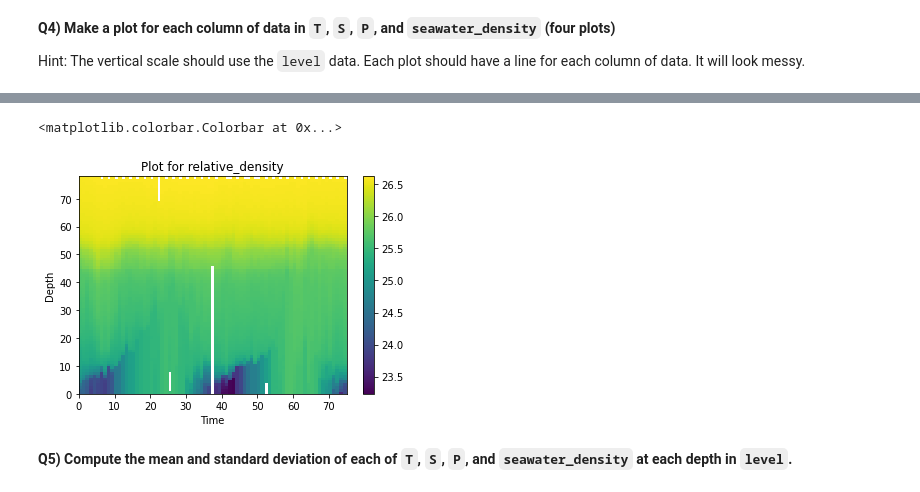
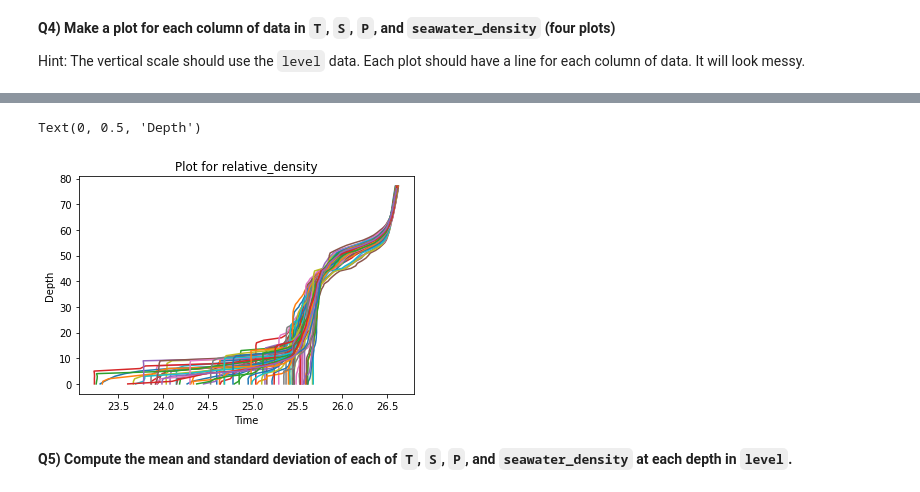
Before and after one commit to AlePol27/2022_ML_Earth_Env_Sci, a Jupyter notebook: Lab_Notebooks/S1_2_Numpy.ipynb, the cells around one changed output, grey strips where cells are left out. Saved outputs shown, nothing was run; the diff lists cells and outputs as text; code cells hidden in the pictures.

```diff
--- a/Lab_Notebooks/S1_2_Numpy.ipynb
+++ b/Lab_Notebooks/S1_2_Numpy.ipynb
@@ -623,13 +620,12 @@ plt.colorbar()
 # %%
 # Plot 4
-plt.pcolormesh(relative_density)
+plt.plot(relative_density, level)
 plt.title("Plot for relative_density")
 plt.xlabel("Time")
 plt.ylabel("Depth")
-plt.colorbar()
 # %% [output]
-<matplotlib.colorbar.Colorbar at 0x...>
+Text(0, 0.5, 'Depth')
-[figure, old version]
+[figure, new version]
 # %% [markdown]
 **Q5) Compute the mean and standard deviation of each of `T`, `S`, `P`, and `seawater_density` at each depth in `level`.**
 # %% [markdown]
```
Also changed, not shown: parts of 4 cells of this notebook.
